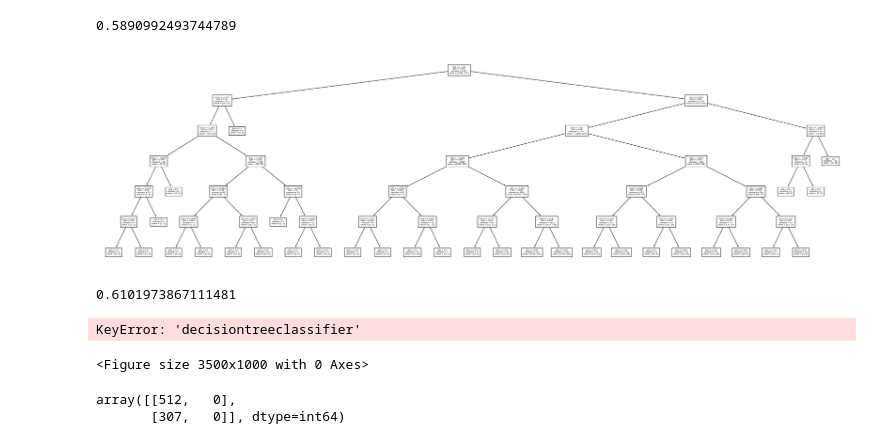
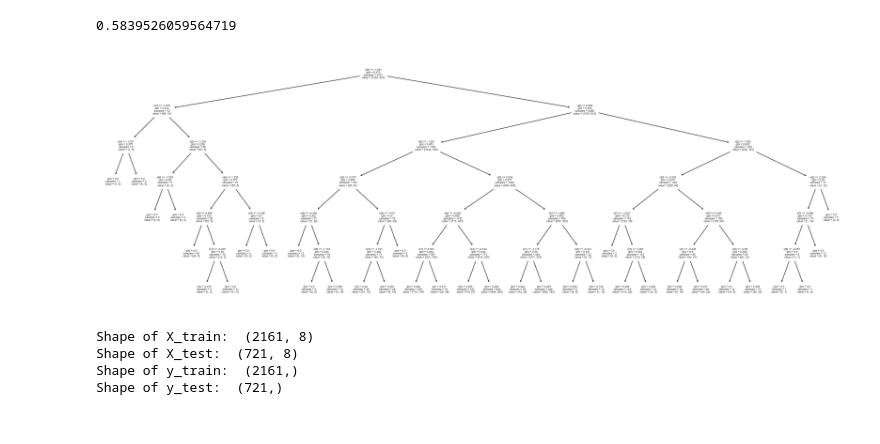
Before and after one commit to leedh7878/DanielLee_Project_Portfolio, a Jupyter notebook: Water_Quality_Potability/src/water_quality.ipynb, the cells around one changed output. Drawn from its saved outputs; the diff is of its cells as text; code cells hidden in the pictures.

Commit message:
Stuck on Logistic Regression, will be working on later

```diff
--- a/Water_Quality_Potability/src/water_quality.ipynb
+++ b/Water_Quality_Potability/src/water_quality.ipynb
@@ -52,3 +99,8 @@ mean_ph = data_water['ph'].mean(skipna= True)
 mean_tri = data_water['Trihalomethanes'].mean(skipna = True)
 data_water['ph'].fillna(mean_ph, inplace = True)
 data_water['Trihalomethanes'].fillna(mean_tri, inplace= True)
+# %%
+data_water1 = remove_outlier(data_water)
+
+X = data_water1.drop(columns= [target ,missing])
+y = data_water1[target]
@@ -85,0 +137,9 @@ print(list(X.columns[rfe.support_]))
+# %%
+std = StandardScaler()
+X_train_std = std.fit_transform(X_train)
+X_test_std = std.transform(X_test)
+
+X_train_scaled = pd.DataFrame(X_train_std, columns=X_train.columns)
+X_test_scaled = pd.DataFrame(X_test_std, columns=X_train.columns)
+
+round(X_train_scaled.describe(),2)
@@ -85,0 +156,15 @@ print(list(X.columns[rfe.support_]))
+# %%
+lgr  = LogisticRegression()
+lgr.fit(X_train_scaled, y_train)
+a = lgr.predict_proba(X_train_scaled)
+# %%
+# first check with  logistic regression on standard scaled data
+lgr  = LogisticRegression()
+lgr.fit(X_train_scaled, y_train)
+y_pred_lg = lgr.predict(X_test_scaled)
+print('Accuracy score for Logistic regression on standard scaled data: ', accuracy_score(y_test, y_pred_lg))
+print('Precision score for Logistic regression on standard scaled data: ', precision_score(y_test, y_pred_lg))
+print()
+print(confusion_matrix(y_test, y_pred_lg))
+print()
+print(classification_report(y_test, y_pred_lg))
@@ -86,17 +186,27 @@ print(list(X.columns[rfe.support_]))
 # %%
 # build pipeline consturction for analysis
 
 pipe = make_pipeline(StandardScaler(), DecisionTreeClassifier(random_state = 33, max_depth=6))
 pipe.fit(X_train, y_train)  # apply scaling on training data
 pipe.score(X_test, y_test)  # apply scaling on testing data, without leaking training data.
 
 print(cross_val_score(pipe ,X, y, cv=30).mean())
 
-plt.figure(figsize=(35, 10))
-
+plt.figure(figsize=(20,7))
 # print(pipe.get_params())
 tree.plot_tree(pipe.named_steps['decisiontreeclassifier'], fontsize= 5)
+plt.tight_layout()  # Adjust subplot spacing
 plt.show()
 # %% [output]
-0.5890992493744789
+0.5839526059564719
-[figure, old version]
+[figure, new version]
+# %%
+print('Shape of X_train: ', X_train.shape)
+print('Shape of X_test: ', X_test.shape)
+print('Shape of y_train: ', y_train.shape)
+print('Shape of y_test: ', y_test.shape)
+# %% [output]
+Shape of X_train:  (2161, 8)
+Shape of X_test:  (721, 8)
+Shape of y_train:  (2161,)
+Shape of y_test:  (721,)
@@ -103,24 +218,5 @@ plt.show()
 # %%
-# build pipeline consturction for analysis
+model = pipe.fit(X_train, y_train)  # apply scaling on training data
+# print(pipe.get_params())
 
-pipe = make_pipeline(StandardScaler(), LogisticRegression(random_state = 33))
-pipe.fit(X_train, y_train)  # apply scaling on training data
-pipe.score(X_test, y_test)  # apply scaling on testing data, without leaking training data.
-
-print(cross_val_score(pipe ,X, y, cv=30).mean())
-
-plt.figure(figsize=(35, 10))
-
-# print(pipe.get_params())
-tree.plot_tree(pipe.named_steps['decisiontreeclassifier'], fontsize= 5)
-plt.show()
+# pipe.score(X_test, y_test)  # apply scaling on testing data, without leaking training data.
-# %% [output]
-0.6101973867111481
-KeyError: 'decisiontreeclassifier'
-<Figure size 3500x1000 with 0 Axes>
-# %%
-cnf_matrix = metrics.confusion_matrix(y_test, y_pred)
-cnf_matrix
-# %% [output]
-array([[512,   0],
-       [307,   0]], dtype=int64)
```
Also changed, not shown: parts of 22 cells of this notebook.
